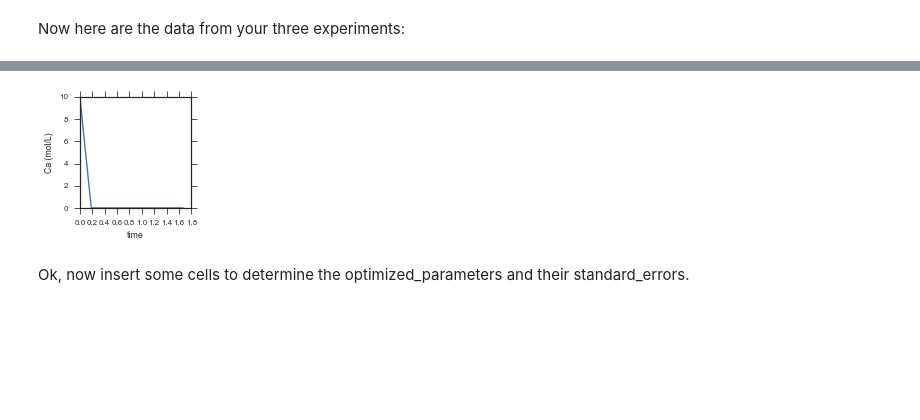
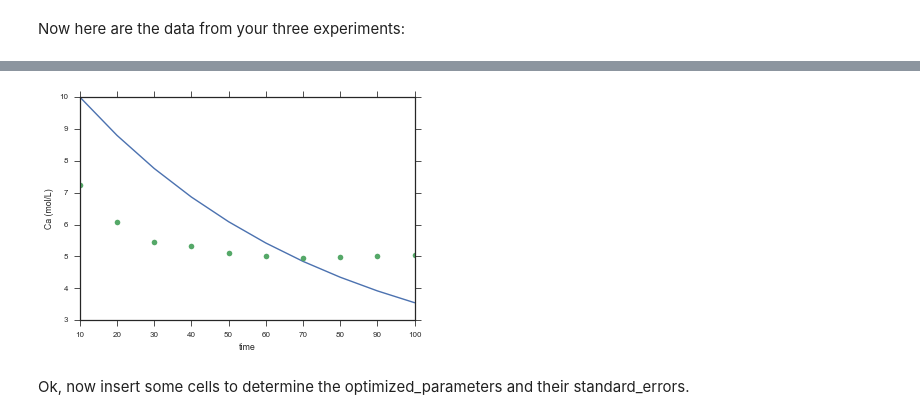
Before and after one commit to JoeLaviano/regression, a Jupyter notebook: FittingExercise.ipynb, the cells around one changed output, grey strips where cells are left out. Drawn from its saved outputs; the diff is of its cells as text; code cells hidden in the pictures; blank space fills up the shorter version.

```diff
--- a/FittingExercise.ipynb
+++ b/FittingExercise.ipynb
@@ -114,54 +118,50 @@ from scipy.integrate import odeint
 
 ParameterSet = namedtuple('ParameterSet', ['logA', 'Ea', 'dH', 'dS'])
 
 
 Ca0 = 10 #Given Initial Concentration of A
 T = 298 #Given experimental Temperature
-time = np.linspace(0,100/60,10) #Given time
+times=array([10,  20,  30,  40,  50,  60,  70,  80,  90, 100])
+times=np.linspace(10,100,10)
 R = 8.314 #Gas Constant
 
 # This is a sensible starting guess for your fitting
 starting_guess = ParameterSet(
     logA = 6. , # base-ten logarithm of A in s^-1
     Ea = 45. , # Ea in kJ/mol
     dH = -10. , # ∆H in kJ/mol
     dS = -50.  # ∆S in J/mol/K
     )
 
-A = 10**6
+logA = 6
 Ea = 45
 dH = -10
 dS = -50
-#Reaction Relations
-dG = dH - T*dS
-Ka = np.exp(dG/(R*T))
-Kc = Ka
-Kf = A * np.exp(-Ea/(R*T))
-Kr = Kf/Kc
 
 
-def ODE(Ca,t):
-    dCadt = Kr*(Ca0-Ca)-Kf*Ca
+#Reaction Relations
+
+
+def ODE(initCa,t,logA,Ea,dH,dS):
+    Ca = initCa
+    dG = dH*1000 - T*dS
+    Ka = np.exp(dG/(R*T))
+    Kc = Ka
+    Kf = (10**logA) * np.exp(-Ea*1000/(R*T))
+    Kr = Kf/Kc
+    dCadt = Kr*(10-Ca)-Kf*Ca
 
     return dCadt
 
-solution = odeint(ODE,Ca0,time)
-
-# This should end up with your optimized parameters
-optimized_parameters = ParameterSet(0,0,0,0)
+solution = odeint(ODE,Ca0,times,args=(logA,Ea,dH,dS))
 
 
-# This should end up with your standard errors (one sigma)
-# for the uncertainties in the fitted parameters.
-# i.e. there should be a 68% chance the true value is
-# at least this close to your optimized parameter.
-standard_errors = ParameterSet(0,0,0,0)
-
-plt.plot(time,solution)
+plt.plot(times,solution)
+plt.plot(times,experiments[1].cA,'o')
 plt.xlabel("time")
 plt.ylabel("Ca (mol/L)")
 plt.show()
 # %% [output]
-[figure, old version]
+[figure, new version]
 # %% [markdown]
 Ok, now insert some cells to determine the optimized_parameters and their standard_errors.
```
Also changed, not shown: parts of 6 cells of this notebook.
